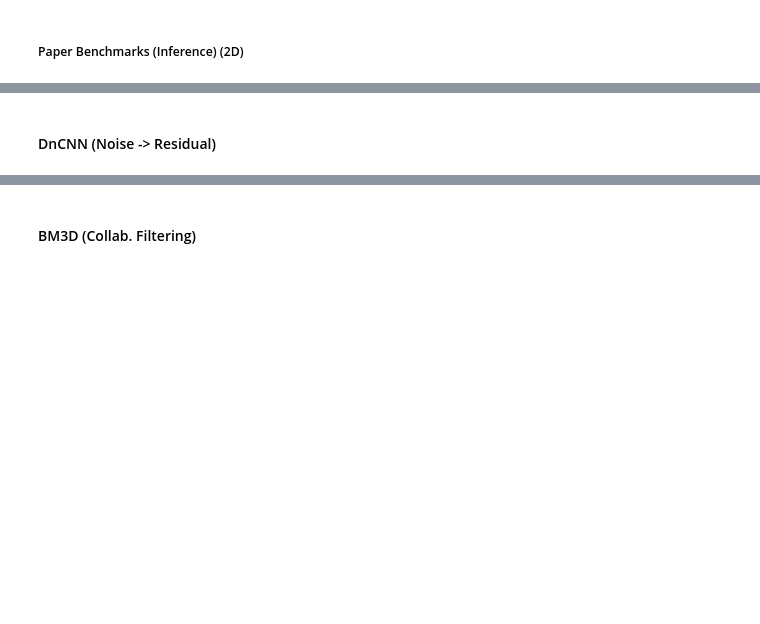
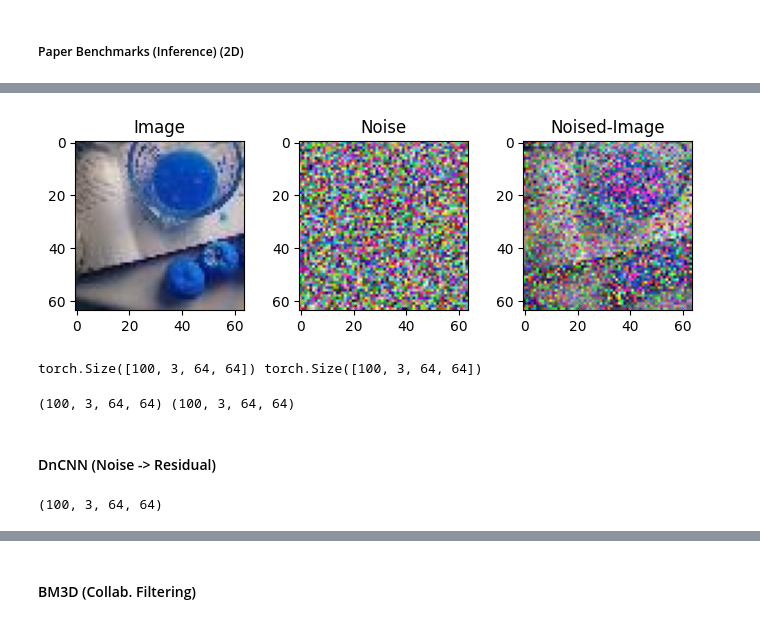
Before and after one commit to AlikMon88/Gibbs-Diff, a Jupyter notebook: unit_main_denoise.ipynb, the cells around one changed output, grey strips where cells are left out. Cells and saved outputs as stored; diff of their text form; code cells hidden in the pictures; blank space fills up the shorter version.

```diff
--- a/unit_main_denoise.ipynb
+++ b/unit_main_denoise.ipynb
@@ -239,0 +308,6 @@ plt.show()
+# %%
+subset_sample_len = 500
+phi = 1.0
+sigma = 0.2
+decay = 1.0 ## no-decay
+input_size = (64, 64)
@@ -239,0 +335,22 @@ plt.show()
+# %%
+fig, axs = plt.subplots(1, 3, figsize = (7, 7))
+
+_, c, w, h = train_observation_2d.shape
+rn = random.randint(0, int(train_split * subset_sample_len) - 1)
+
+sample_obv, sample_img, sample_noise = train_observation_2d[rn].view(w, h, -1).numpy(), train_images_2d[rn].view(w, h, -1).numpy(), train_noise_2d[rn].view(w, h, -1).numpy()
+sample_obv, sample_img, sample_noise = (sample_obv * 255.0).astype('uint8'), (sample_img * 255.0).astype('uint8'), (sample_noise * 255.0).astype('uint8')
+
+axs[2].imshow(sample_obv)
+axs[2].set_title('Noised-Image')
+
+axs[0].imshow(sample_img)
+axs[0].set_title('Image')
+
+axs[1].imshow(sample_noise)
+axs[1].set_title('Noise')
+
+plt.tight_layout(pad=2)
+plt.show()
+# %% [output]
+[figure, added]
@@ -240,2 +359,12 @@ plt.show()
+# %%
+y, x0 = val_observation_2d.view(-1, 3, *input_size), val_images_2d.view(-1, 3, *input_size)
+print(x0.shape, y.shape)
+# %% [output]
+torch.Size([100, 3, 64, 64]) torch.Size([100, 3, 64, 64])
+# %%
+y, x0 = y.cpu().numpy(), x0.cpu().numpy()
+print(y.shape, x0.shape)
+# %% [output]
+(100, 3, 64, 64) (100, 3, 64, 64)
 # %% [markdown]
 #### DnCNN (Noise -> Residual)
@@ -242,3 +385,5 @@ plt.show()
 # %%
-x_denoised = model_dncnn(y)
+x_denoised = model_dncnn(torch.tensor(y)).cpu().numpy()
 print(x_denoised.shape)
+# %% [output]
+(100, 3, 64, 64)
```
Also changed, not shown: parts of 30 cells of this notebook, 6 other files.
